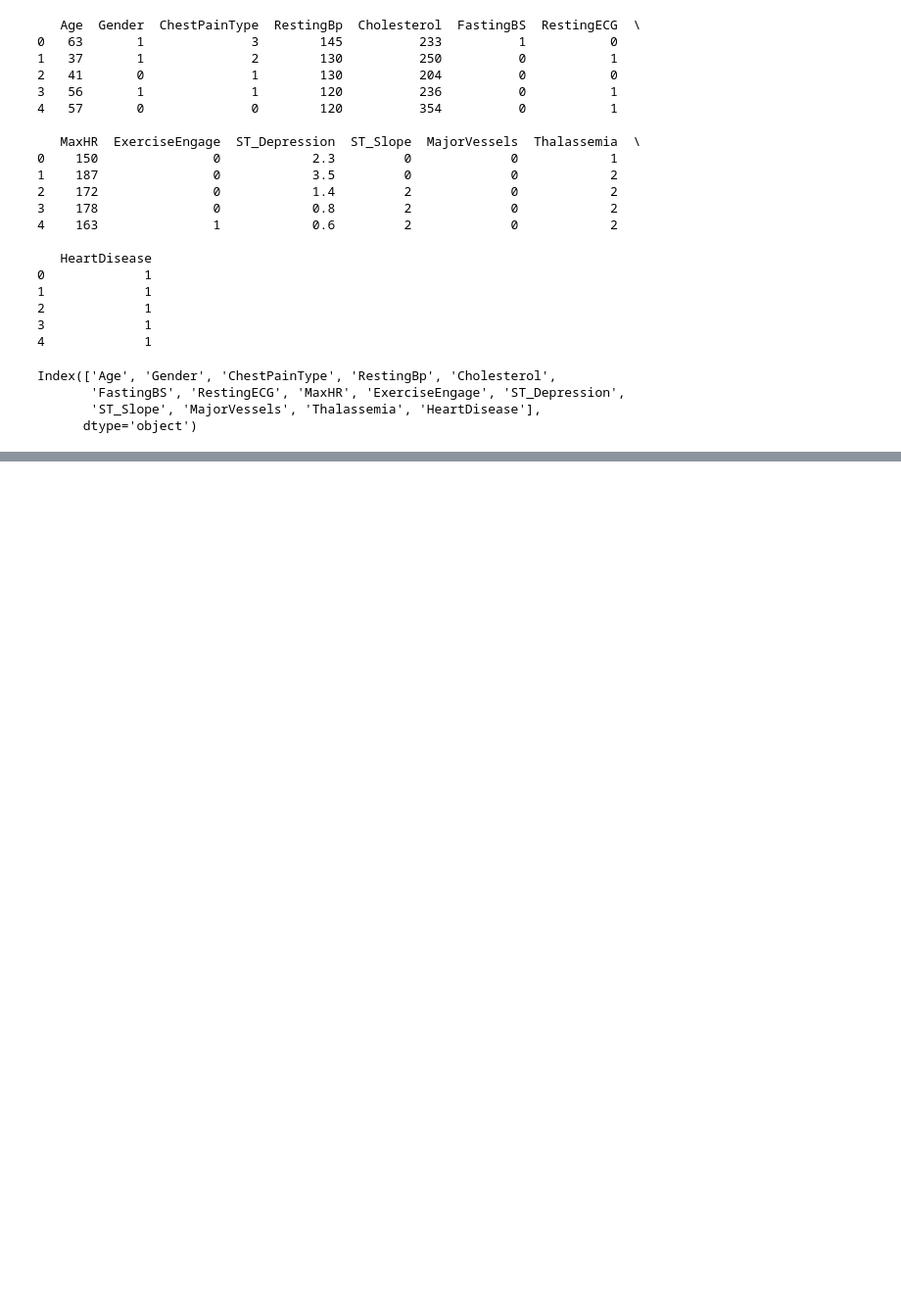
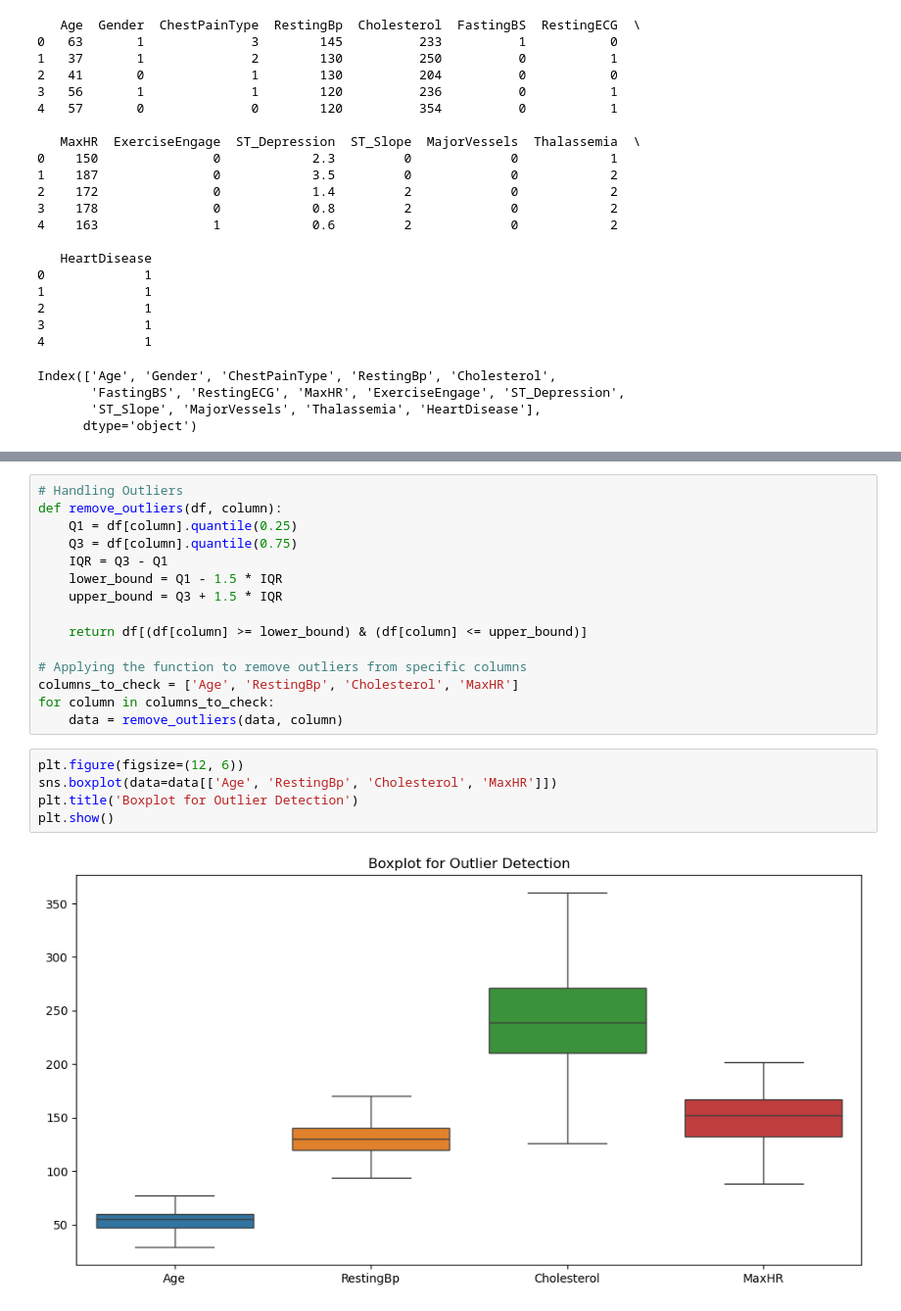
Before and after one commit to WDCNelushan/Heart-Disease-Prediction-System, a Jupyter notebook: heart_disease.ipynb, the cells around one changed output, grey strips where cells are left out. Shown at 98% size. Drawn from its saved outputs; the diff is of its cells as text; blank space fills up the shorter version.

```diff
--- a/heart_disease.ipynb
+++ b/heart_disease.ipynb
@@ -101,0 +185,22 @@ Index(['Age', 'Gender', 'ChestPainType', 'RestingBp', 'Cholesterol',
+# %%
+# Handling Outliers
+def remove_outliers(df, column):
+    Q1 = df[column].quantile(0.25)
+    Q3 = df[column].quantile(0.75)
+    IQR = Q3 - Q1
+    lower_bound = Q1 - 1.5 * IQR
+    upper_bound = Q3 + 1.5 * IQR
+
+    return df[(df[column] >= lower_bound) & (df[column] <= upper_bound)]
+
+# Applying the function to remove outliers from specific columns
+columns_to_check = ['Age', 'RestingBp', 'Cholesterol', 'MaxHR']
+for column in columns_to_check:
+    data = remove_outliers(data, column)
+# %%
+plt.figure(figsize=(12, 6))
+sns.boxplot(data=data[['Age', 'RestingBp', 'Cholesterol', 'MaxHR']])
+plt.title('Boxplot for Outlier Detection')
+plt.show()
+# %% [output]
+[figure, added]
```
Also changed, not shown: parts of 10 cells of this notebook.
